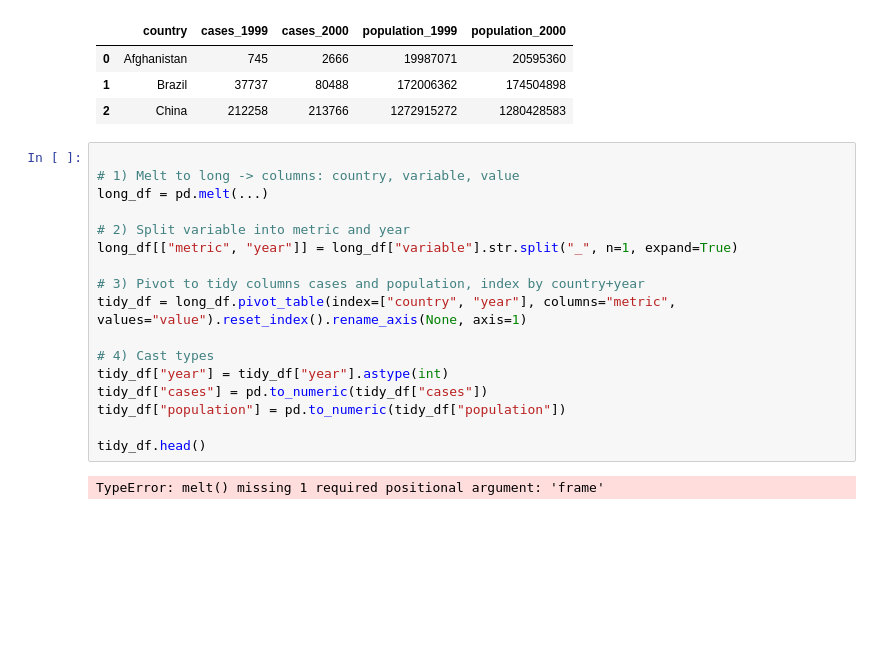
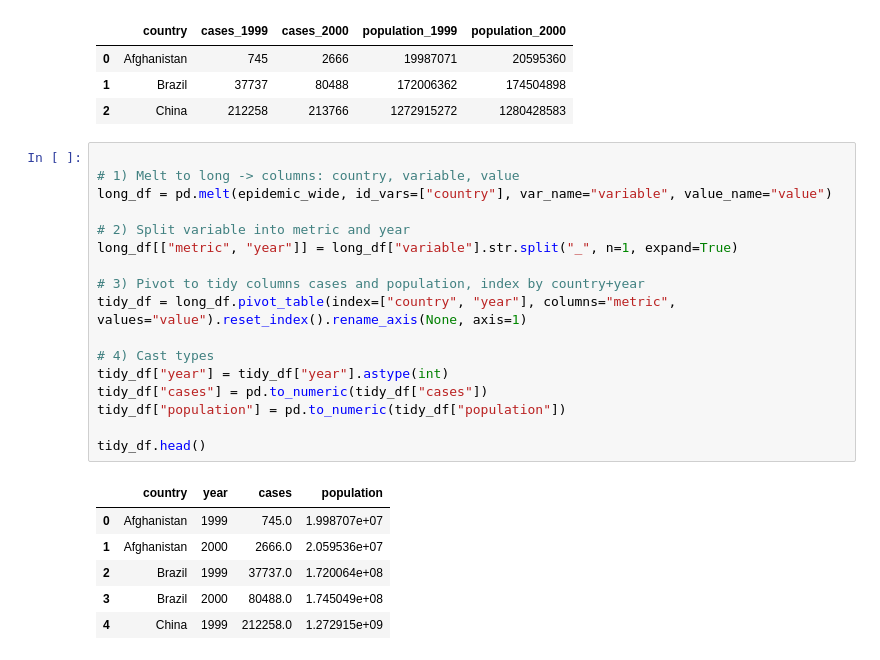
Before and after one commit to paddington-L831/Intro-to-Data-Analystics1, a Jupyter notebook: 05-Tidy-Data/02-Tidy-Data.ipynb, the cells around one changed output. Cells and saved outputs as stored; diff of their text form; blank space fills up the shorter version.

```diff
--- a/05-Tidy-Data/02-Tidy-Data.ipynb
+++ b/05-Tidy-Data/02-Tidy-Data.ipynb
@@ -370,19 +370,24 @@ epidemic_wide
 # %%
 
 # 1) Melt to long -> columns: country, variable, value
-long_df = pd.melt(...)
+long_df = pd.melt(epidemic_wide, id_vars=["country"], var_name="variable", value_name="value")
 
 # 2) Split variable into metric and year
 long_df[["metric", "year"]] = long_df["variable"].str.split("_", n=1, expand=True)
 
 # 3) Pivot to tidy columns cases and population, index by country+year
 tidy_df = long_df.pivot_table(index=["country", "year"], columns="metric", values="value").reset_index().rename_axis(None, axis=1)
 
 # 4) Cast types
 tidy_df["year"] = tidy_df["year"].astype(int)
 tidy_df["cases"] = pd.to_numeric(tidy_df["cases"])
 tidy_df["population"] = pd.to_numeric(tidy_df["population"])
 
 tidy_df.head()
 # %% [output]
-TypeError: melt() missing 1 required positional argument: 'frame'
+|  | country | year | cases | population |
+| 0 | Afghanistan | 1999 | 745.0 | 1.998707e+07 |
+| 1 | Afghanistan | 2000 | 2666.0 | 2.059536e+07 |
+| 2 | Brazil | 1999 | 37737.0 | 1.720064e+08 |
+| 3 | Brazil | 2000 | 80488.0 | 1.745049e+08 |
+| 4 | China | 1999 | 212258.0 | 1.272915e+09 |
```
